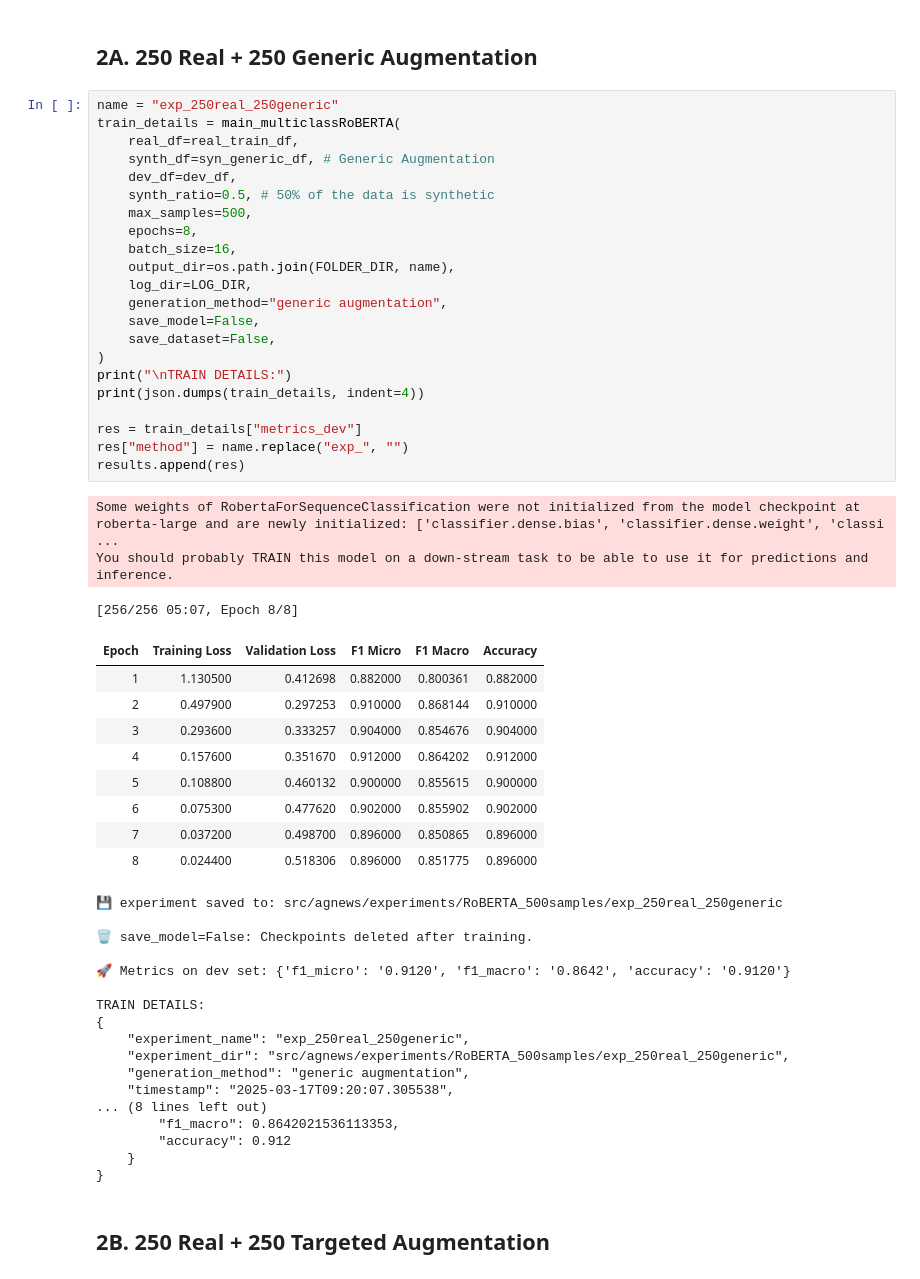
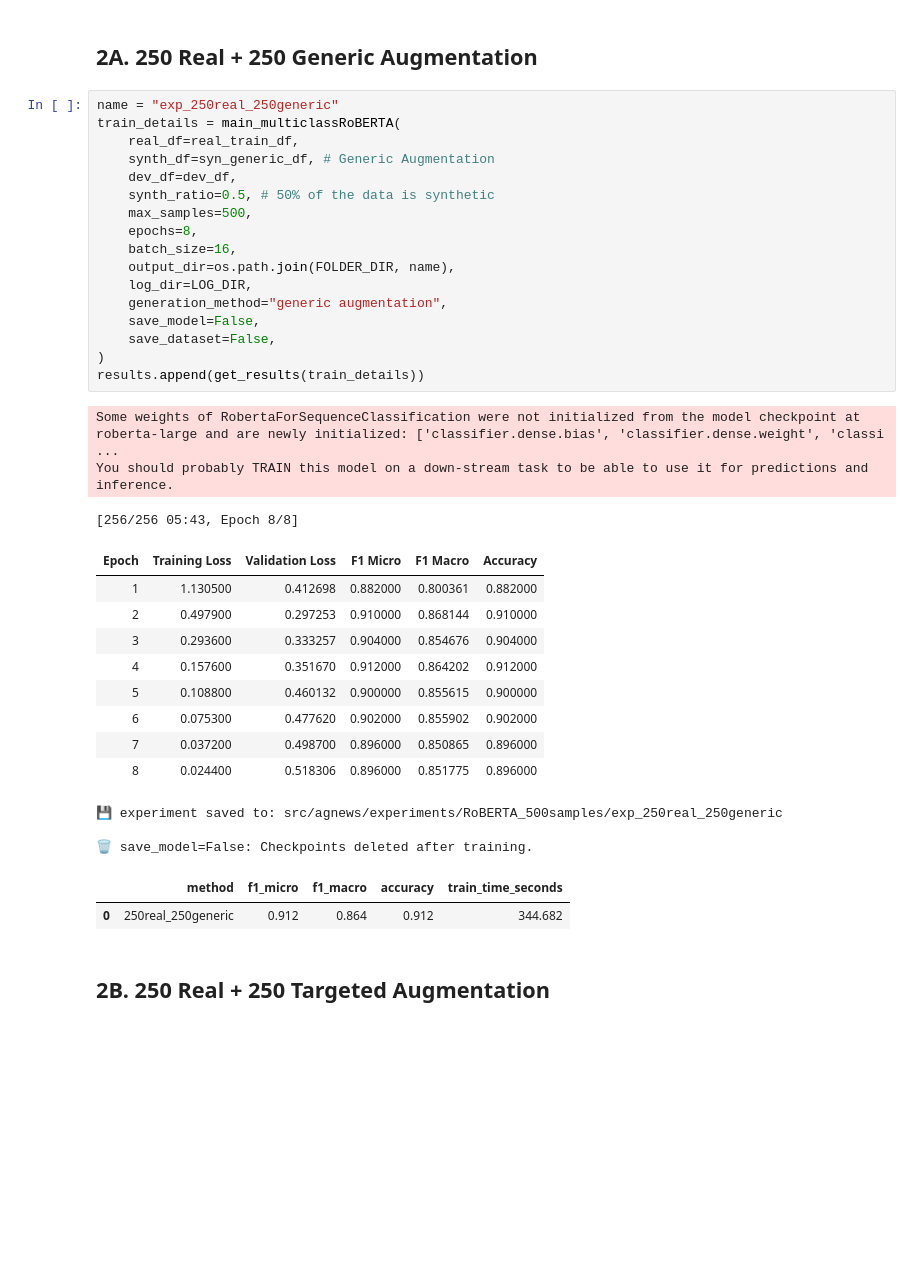
Before and after one commit to AlessandroGhiotto/thesis-nlp, a Jupyter notebook: src/agnews/run_multiclassRoBERTA_agnews.ipynb, the cells around one changed output. Drawn from its saved outputs; the diff is of its cells as text; blank space fills up the shorter version.

```diff
--- a/src/agnews/run_multiclassRoBERTA_agnews.ipynb
+++ b/src/agnews/run_multiclassRoBERTA_agnews.ipynb
@@ -109,54 +108,37 @@ You should probably TRAIN this model on a down-stream task to be able to use it
 name = "exp_250real_250generic"
 train_details = main_multiclassRoBERTA(
     real_df=real_train_df,
     synth_df=syn_generic_df, # Generic Augmentation
     dev_df=dev_df,
     synth_ratio=0.5, # 50% of the data is synthetic
     max_samples=500,
     epochs=8,
     batch_size=16,
     output_dir=os.path.join(FOLDER_DIR, name),
     log_dir=LOG_DIR,
     generation_method="generic augmentation",
     save_model=False,
     save_dataset=False,
 )
-print("\nTRAIN DETAILS:")
-print(json.dumps(train_details, indent=4))
-
-res = train_details["metrics_dev"]
-res["method"] = name.replace("exp_", "")
-results.append(res)
+results.append(get_results(train_details))
 # %% [output]
 Some weights of RobertaForSequenceClassification were not initialized from the model checkpoint at roberta-large and are newly initialized: ['classifier.dense.bias', 'classifier.dense.weight', 'classi ...
 You should probably TRAIN this model on a down-stream task to be able to use it for predictions and inference.
-[256/256 05:07, Epoch 8/8]
+[256/256 05:43, Epoch 8/8]
 | Epoch | Training Loss | Validation Loss | F1 Micro | F1 Macro | Accuracy |
 | 1 | 1.130500 | 0.412698 | 0.882000 | 0.800361 | 0.882000 |
 | 2 | 0.497900 | 0.297253 | 0.910000 | 0.868144 | 0.910000 |
 | 3 | 0.293600 | 0.333257 | 0.904000 | 0.854676 | 0.904000 |
 | 4 | 0.157600 | 0.351670 | 0.912000 | 0.864202 | 0.912000 |
 | 5 | 0.108800 | 0.460132 | 0.900000 | 0.855615 | 0.900000 |
 | 6 | 0.075300 | 0.477620 | 0.902000 | 0.855902 | 0.902000 |
 | 7 | 0.037200 | 0.498700 | 0.896000 | 0.850865 | 0.896000 |
 | 8 | 0.024400 | 0.518306 | 0.896000 | 0.851775 | 0.896000 |
 💾 experiment saved to: src/agnews/experiments/RoBERTA_500samples/exp_250real_250generic
 
 🗑️ save_model=False: Checkpoints deleted after training.
-
-🚀 Metrics on dev set: {'f1_micro': '0.9120', 'f1_macro': '0.8642', 'accuracy': '0.9120'}
-
-TRAIN DETAILS:
-{
-    "experiment_name": "exp_250real_250generic",
-    "experiment_dir": "src/agnews/experiments/RoBERTA_500samples/exp_250real_250generic",
-    "generation_method": "generic augmentation",
-    "timestamp": "2025-03-17T09:20:07.305538",
-... (8 lines left out)
-        "f1_macro": 0.8642021536113353,
-        "accuracy": 0.912
-    }
-}
+|  | method | f1_micro | f1_macro | accuracy | train_time_seconds |
+| 0 | 250real_250generic | 0.912 | 0.864 | 0.912 | 344.682 |
 # %% [markdown]
 ## 2B. 250 Real + 250 Targeted Augmentation
 # %%
```
Also changed, not shown: parts of 11 cells of this notebook, 17 other files.
